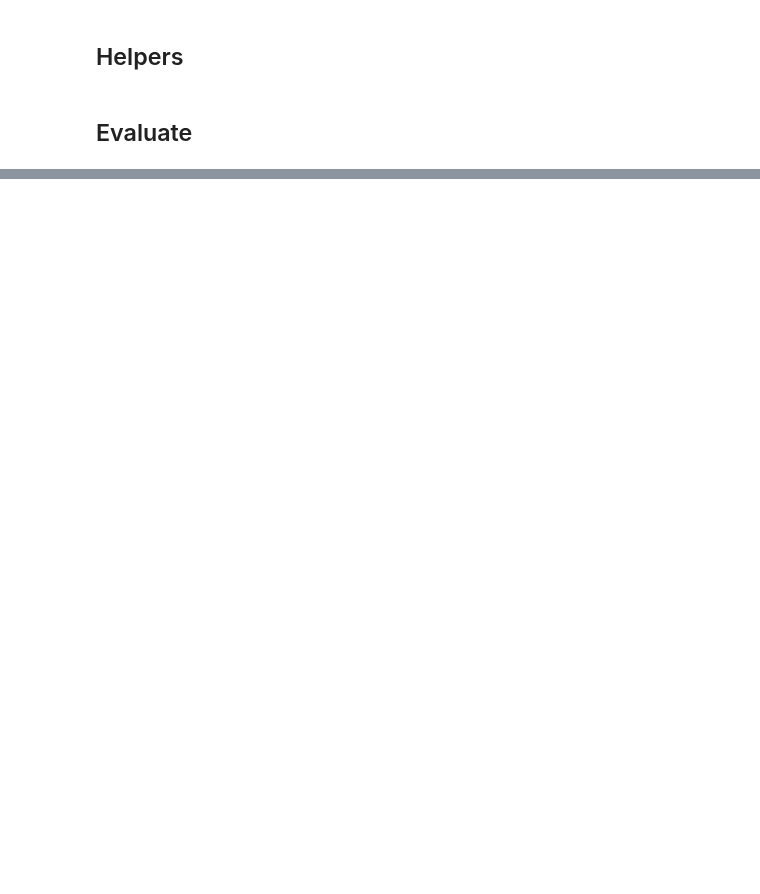
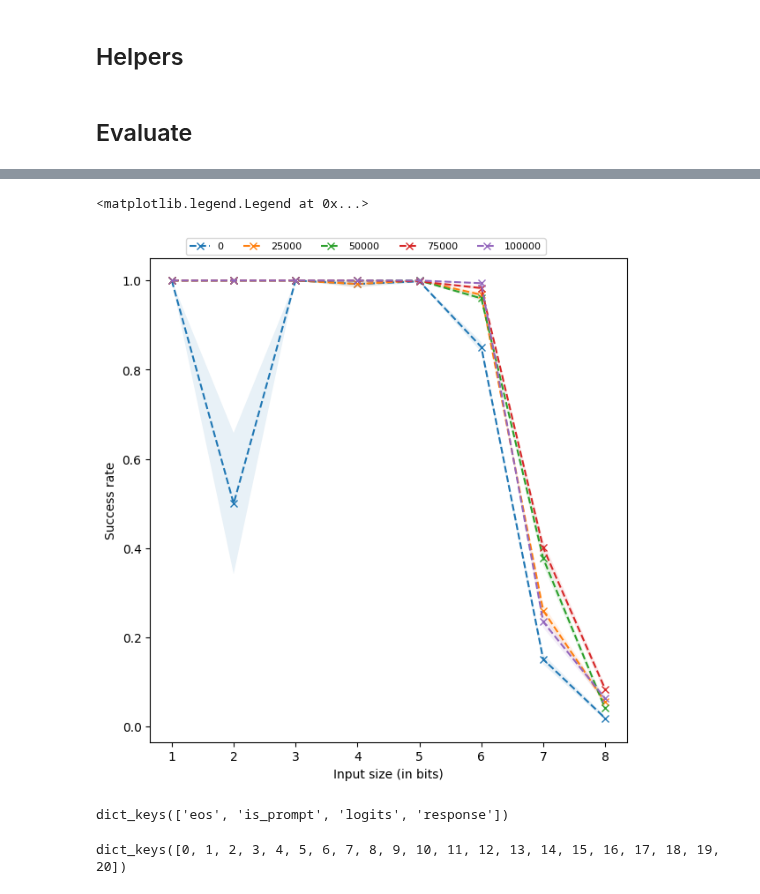
Before and after one commit to chanb/scaling_jax, a Jupyter notebook: src/evaluations/evaluate_addition.ipynb, the cells around one changed output, grey strips where cells are left out. Saved outputs shown, nothing was run; the diff lists cells and outputs as text; code cells hidden in the pictures; blank space fills up the shorter version.

```diff
--- a/src/evaluations/evaluate_addition.ipynb
+++ b/src/evaluations/evaluate_addition.ipynb
@@ -370,8 +386,13 @@ fig, ax = plt.subplots(1, 1, layout="constrained", figsize=(6, 6))
 skip_step = 5
 checkpoint_interval = config_dict["logging_config"]["checkpoint_interval"]
 prompt_lengths = np.argmax(batch["sequence"], axis=-1) // 2 - 1
+last_checkpoint = max(list(all_res["metrics"].keys()))
 for checkpoint_i, curr_metric in all_res["metrics"].items():
-    if checkpoint_i > 0 and (checkpoint_i + 1) % skip_step != 0:
+    if (
+        checkpoint_i != last_checkpoint
+        and checkpoint_i > 0
+        and checkpoint_i % skip_step != 0
+    ):
         continue
 
     input_length_range = sorted(curr_metric.keys())
@@ -385,33 +406,41 @@ for checkpoint_i, curr_metric in all_res["metrics"].items():
             ),
         ))
 
     expected_successes = np.array(expected_successes)
-
-    if expected_successes.shape[0] == 0:
-        continue
 
     ax.plot(
         input_length_range,
         expected_successes[:, 0],
         marker="x",
         linestyle="--",
         label=f"{checkpoint_i * checkpoint_interval}",
     )
     ax.fill_between(
         input_length_range,
         expected_successes[:, 0] + expected_successes[:, 1],
         expected_successes[:, 0] - expected_successes[:, 1],
         alpha=0.1,
     )
     ax.set_xticks(input_length_range)
     ax.set_ylabel("Success rate")
     ax.set_xlabel("Input size (in bits)")
 
 fig.legend(
     bbox_to_anchor=(0.0, 1.0, 1.0, 0.0),
     loc="lower center",
     ncols=7,
     borderaxespad=0.0,
     frameon=True,
     fontsize="8",
 )
+# %% [output]
+<matplotlib.legend.Legend at 0x...>
+[figure, added]
+# %%
+all_res["results"][0][1].keys()
+# %% [output]
+dict_keys(['eos', 'is_prompt', 'logits', 'response'])
+# %%
+all_res["results"].keys()
+# %% [output]
+dict_keys([0, 1, 2, 3, 4, 5, 6, 7, 8, 9, 10, 11, 12, 13, 14, 15, 16, 17, 18, 19, 20])
```
Also changed, not shown: parts of 4 cells of this notebook, 1 other file.
